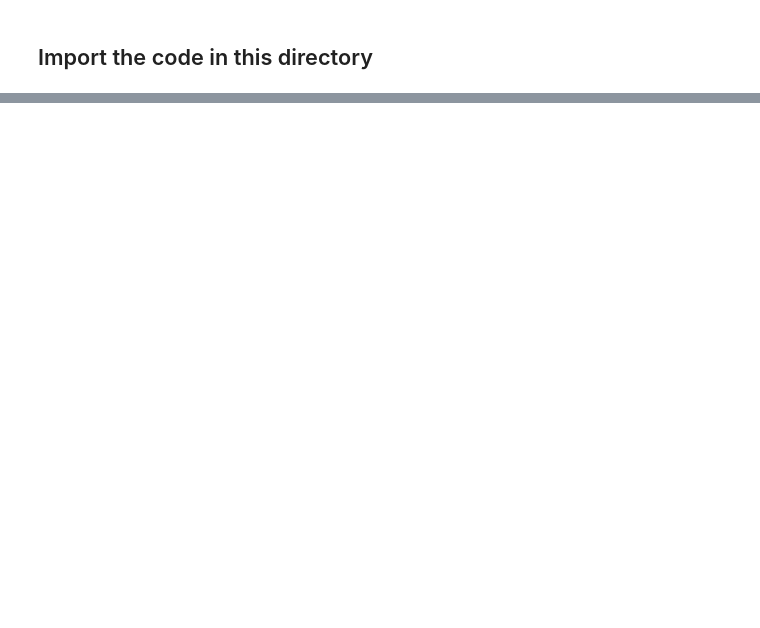
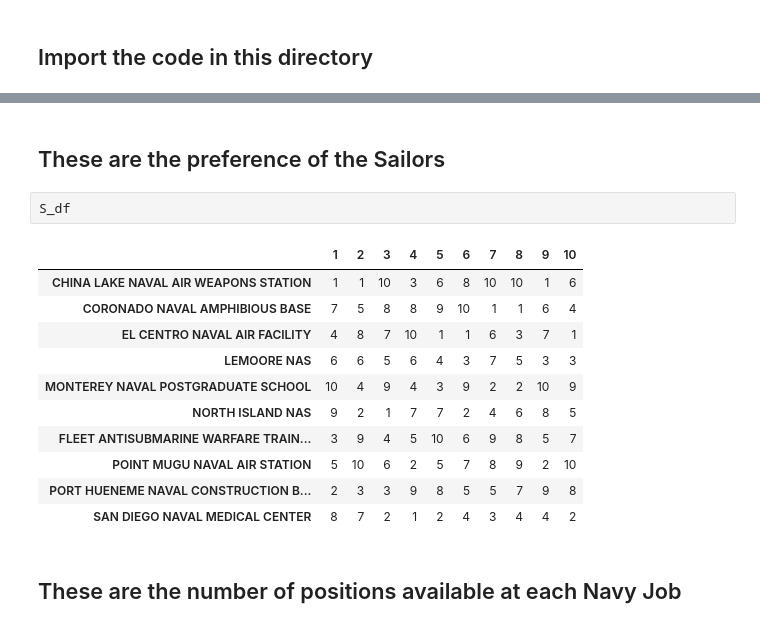
Before and after one commit to ieshaw/Dynamic_Manning, a Jupyter notebook: Code/Scratch.ipynb, the cells around one changed output, grey strips where cells are left out. Drawn from its saved outputs; the diff is of its cells as text; blank space fills up the shorter version.

```diff
--- a/Code/Scratch.ipynb
+++ b/Code/Scratch.ipynb
@@ -28,0 +27,18 @@ seeker_prefs
+# %% [markdown]
+## These are the preference of the Sailors
+# %%
+S_df
+# %% [output]
+|  | 1 | 2 | 3 | 4 | 5 | 6 | 7 | 8 | 9 | 10 |
+| CHINA LAKE NAVAL AIR WEAPONS STATION | 1 | 1 | 10 | 3 | 6 | 8 | 10 | 10 | 1 | 6 |
+| CORONADO NAVAL AMPHIBIOUS BASE | 7 | 5 | 8 | 8 | 9 | 10 | 1 | 1 | 6 | 4 |
+| EL CENTRO NAVAL AIR FACILITY | 4 | 8 | 7 | 10 | 1 | 1 | 6 | 3 | 7 | 1 |
+| LEMOORE NAS | 6 | 6 | 5 | 6 | 4 | 3 | 7 | 5 | 3 | 3 |
+| MONTEREY NAVAL POSTGRADUATE SCHOOL | 10 | 4 | 9 | 4 | 3 | 9 | 2 | 2 | 10 | 9 |
+| NORTH ISLAND NAS | 9 | 2 | 1 | 7 | 7 | 2 | 4 | 6 | 8 | 5 |
+| FLEET ANTISUBMARINE WARFARE TRAIN... | 3 | 9 | 4 | 5 | 10 | 6 | 9 | 8 | 5 | 7 |
+| POINT MUGU NAVAL AIR STATION | 5 | 10 | 6 | 2 | 5 | 7 | 8 | 9 | 2 | 10 |
+| PORT HUENEME NAVAL CONSTRUCTION B... | 2 | 3 | 3 | 9 | 8 | 5 | 5 | 7 | 9 | 8 |
+| SAN DIEGO NAVAL MEDICAL CENTER | 8 | 7 | 2 | 1 | 2 | 4 | 3 | 4 | 4 | 2 |
+# %% [markdown]
+## These are the number of positions available at each Navy Job
```
Also changed, not shown: parts of 18 cells of this notebook, 4 other files.
